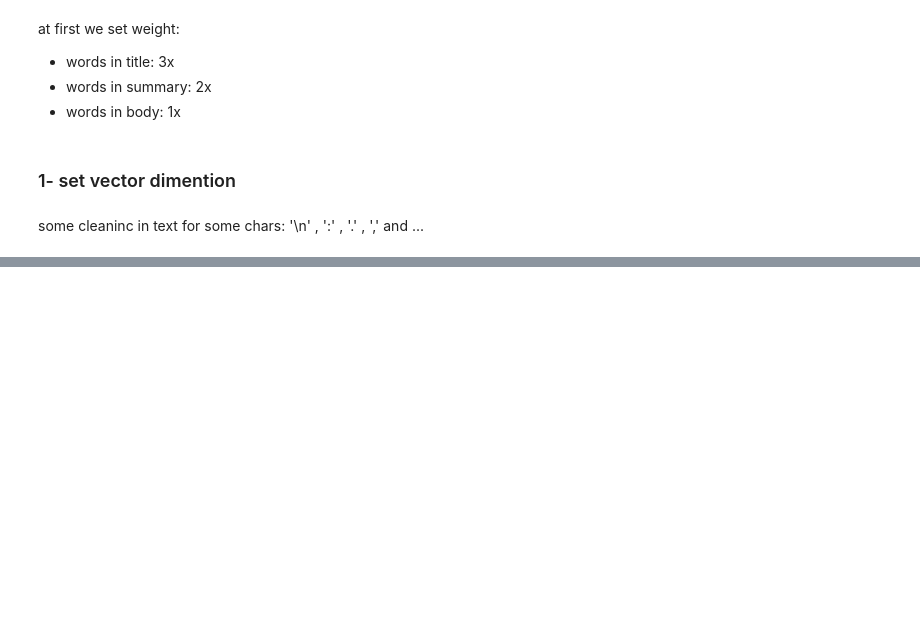
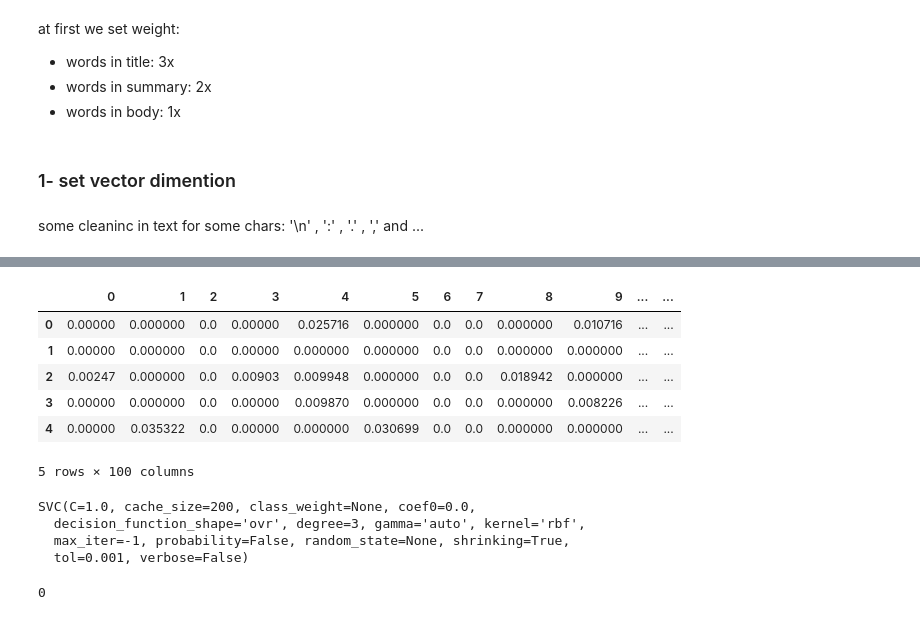
Before and after one commit to ahmadrezash/TextMining, a Jupyter notebook: Test for classification.ipynb, the cells around one changed output, grey strips where cells are left out. Saved outputs shown, nothing was run; the diff lists cells and outputs as text; code cells hidden in the pictures; blank space fills up the shorter version.

```diff
--- a/Test for classification.ipynb
+++ b/Test for classification.ipynb
@@ -8,7 +12,13 @@ from hazm import Stemmer ,Lemmatizer
 ## Open CorpusText & StopWords
 # %%
 
-corpus_original = pd.read_csv('./FarsEconomyAllCleaned.csv', sep='\t',index_col='Unnamed: 0')
+a1 = pd.read_csv('./DataSets/EconomyCleaned.csv',index_col='Unnamed: 0')
+a2 = pd.read_csv('./DataSets/PoliticCleaned.csv',index_col='Unnamed: 0')
+a3 = pd.read_csv('./DataSets/SocialCleaned.csv',index_col='Unnamed: 0')
+# a3 = pd.read_csv('./DataSets/S',index_col='Unnamed: 0')
+# corpus_original = pd.read_csv('./DataSets/EconomyCleaned.csv',index_col='Unnamed: 0')
+corpus_original = a1.append(a2).append(a3)
+
 corpus = corpus_original.copy()
 stopWords = pd.read_csv('./stopWords.txt', sep='\t',header=None)
 stopWords = list(stopWords[0])
@@ -17,6 +27,12 @@ stopWords.append('ترین')
 stopWords.append('ها')
 stopWords.append('های')
 stopWords.append('ای')
+stopWords.append('\r')
+stopWords.append('ی')
+stopWords.append('خواهد')
+stopWords.append('ااب')
+stopWords.append('-')
+
 
 # stopWords.head()
 # corpus.head()
@@ -24,5 +40,5 @@ stopWords.append('ای')
 ## Get text data
 # %%
 corpus = corpus.drop(['date'],axis=1)
-corpus = corpus[['title','summery','body']]
-corpus.head()
+corpus = corpus[['title','summery','body','cat','subcat']]
+corpus = corpus[corpus['cat'].isin(['اجتماعی','اقتصادی' , 'سیاسی'])]
@@ -186,4 +67,0 @@ KeyboardInterrupt
-# %%
-
-%time
-corpus.title   = corpus.title.apply(f)
@@ -218,0 +289,4 @@ lem[lem[1] == 'آمریکا']
+# %%
+
+corpus['corpusAll'] = corpus.title*3 + corpus.summery*2 + corpus.body
+# corpus['corpusAll']
@@ -218,0 +313,21 @@ lem[lem[1] == 'آمریکا']
+# %%
+vectors = pd.read_csv('./DataSets/Vectors.csv',index_col='Unnamed: 0')
+idf = np.log(corpus.shape[0]/\
+             pd.DataFrame([vectors[vectors[i]!=0].shape[0] for i in list(vectors.columns)]))
+
+idf =  pd.Series(list(idf[0]))
+# for i in range(vectors.shape[0]):
+# vectorUpdated = pd.DataFrame()
+for i in range(vectors.shape[0]):
+    tf = vectors.iloc[i] / len(corpus.corpusAll.iloc[i])
+    tf = pd.Series(list(tf))
+    vectors.iloc[i] = list(idf * pd.Series(list(tf)))
+vectors.head()
+# %% [output]
+|  | 0 | 1 | 2 | 3 | 4 | 5 | 6 | 7 | 8 | 9 | ... | ... |
+| 0 | 0.00000 | 0.000000 | 0.0 | 0.00000 | 0.025716 | 0.000000 | 0.0 | 0.0 | 0.000000 | 0.010716 | ... | ... |
+| 1 | 0.00000 | 0.000000 | 0.0 | 0.00000 | 0.000000 | 0.000000 | 0.0 | 0.0 | 0.000000 | 0.000000 | ... | ... |
+| 2 | 0.00247 | 0.000000 | 0.0 | 0.00903 | 0.009948 | 0.000000 | 0.0 | 0.0 | 0.018942 | 0.000000 | ... | ... |
+| 3 | 0.00000 | 0.000000 | 0.0 | 0.00000 | 0.009870 | 0.000000 | 0.0 | 0.0 | 0.000000 | 0.008226 | ... | ... |
+| 4 | 0.00000 | 0.035322 | 0.0 | 0.00000 | 0.000000 | 0.030699 | 0.0 | 0.0 | 0.000000 | 0.000000 | ... | ... |
+5 rows × 100 columns
@@ -218,0 +360,15 @@ lem[lem[1] == 'آمریکا']
+# %%
+clf = svm.SVC()
+clf.fit(d,lable)
+# clf.fit(np.array([[1],[2],[3]]),np.array([1,2,3]))
+# len(lable[1:3])
+# len(d[1:3])
+# %% [output]
+SVC(C=1.0, cache_size=200, class_weight=None, coef0=0.0,
+  decision_function_shape='ovr', degree=3, gamma='auto', kernel='rbf',
+  max_iter=-1, probability=False, random_state=None, shrinking=True,
+  tol=0.001, verbose=False)
+# %%
+list(clf.predict(X=d)).count(1)
+# %% [output]
+0
```
Also changed, not shown: parts of 39 cells of this notebook, 1 other file.
